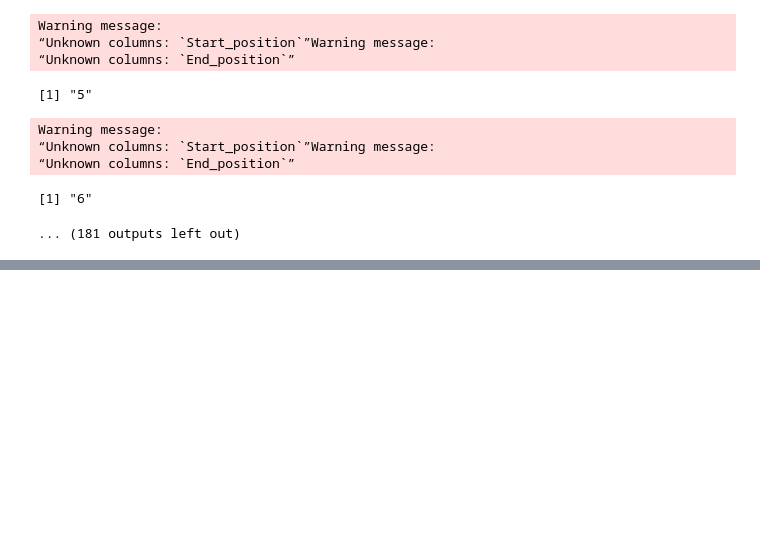
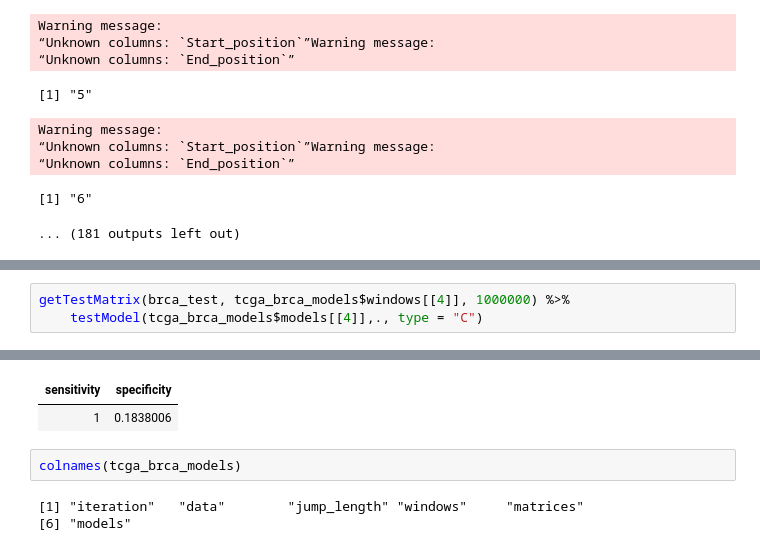
Before and after one commit to cobrbra/ccg, a Jupyter notebook: Code/Loci_to_TMB.ipynb, the cells around one changed output, grey strips where cells are left out. Drawn from its saved outputs; the diff is of its cells as text; blank space fills up the shorter version.

```diff
--- a/Code/Loci_to_TMB.ipynb
+++ b/Code/Loci_to_TMB.ipynb
@@ -219,0 +254,4 @@ Warning message:
+# %%
+getTestMatrix(brca_test, tcga_brca_models$windows[[4]], 1000000) %>%
+    testModel(tcga_brca_models$models[[4]],., type = "C")
+# %% [output]
@@ -219,0 +264,7 @@ Warning message:
+| sensitivity | specificity |
+| 1 | 0.1838006 |
+# %%
+colnames(tcga_brca_models)
+# %% [output]
+[1] "iteration"   "data"        "jump_length" "windows"     "matrices"
+[6] "models"
```
Also changed, not shown: parts of 18 cells of this notebook, 1 other file.
